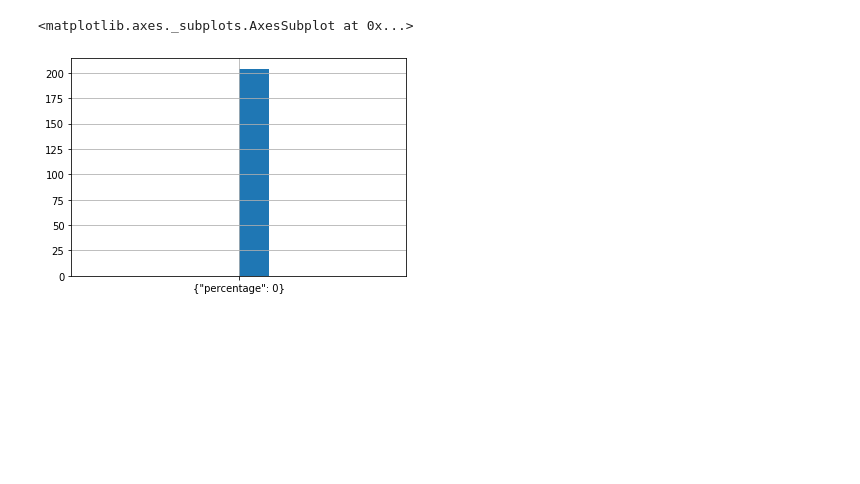
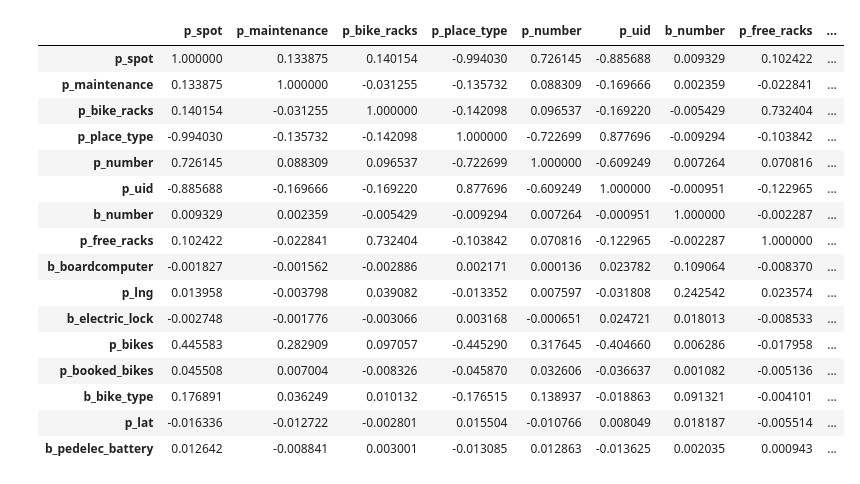
Before and after one commit to mulko93/AAA_Jupyter_Explorers, a Jupyter notebook: notebooks/00_data_exploration_maxstroh.ipynb, the cells around one changed output. Saved outputs shown, nothing was run; the diff lists cells and outputs as text; code cells hidden in the pictures; blank space fills up the shorter version.

```diff
--- a/notebooks/00_data_exploration_maxstroh.ipynb
+++ b/notebooks/00_data_exploration_maxstroh.ipynb
@@ -197,5 +230,21 @@ df_fin
-# %%
-df["b_battery_pack"].hist()
-# %% [output]
-<matplotlib.axes._subplots.AxesSubplot at 0x...>
-[figure, removed]
+# %%
+corrs_cleaned = df_cleaned.corr()
+corrs_cleaned
+# %% [output]
+|  | p_spot | p_maintenance | p_bike_racks | p_place_type | p_number | p_uid | b_number | p_free_racks | ... |
+| p_spot | 1.000000 | 0.133875 | 0.140154 | -0.994030 | 0.726145 | -0.885688 | 0.009329 | 0.102422 | ... |
+| p_maintenance | 0.133875 | 1.000000 | -0.031255 | -0.135732 | 0.088309 | -0.169666 | 0.002359 | -0.022841 | ... |
+| p_bike_racks | 0.140154 | -0.031255 | 1.000000 | -0.142098 | 0.096537 | -0.169220 | -0.005429 | 0.732404 | ... |
+| p_place_type | -0.994030 | -0.135732 | -0.142098 | 1.000000 | -0.722699 | 0.877696 | -0.009294 | -0.103842 | ... |
+| p_number | 0.726145 | 0.088309 | 0.096537 | -0.722699 | 1.000000 | -0.609249 | 0.007264 | 0.070816 | ... |
+| p_uid | -0.885688 | -0.169666 | -0.169220 | 0.877696 | -0.609249 | 1.000000 | -0.000951 | -0.122965 | ... |
+| b_number | 0.009329 | 0.002359 | -0.005429 | -0.009294 | 0.007264 | -0.000951 | 1.000000 | -0.002287 | ... |
+| p_free_racks | 0.102422 | -0.022841 | 0.732404 | -0.103842 | 0.070816 | -0.122965 | -0.002287 | 1.000000 | ... |
+| b_boardcomputer | -0.001827 | -0.001562 | -0.002886 | 0.002171 | 0.000136 | 0.023782 | 0.109064 | -0.008370 | ... |
+| p_lng | 0.013958 | -0.003798 | 0.039082 | -0.013352 | 0.007597 | -0.031808 | 0.242542 | 0.023574 | ... |
+| b_electric_lock | -0.002748 | -0.001776 | -0.003066 | 0.003168 | -0.000651 | 0.024721 | 0.018013 | -0.008533 | ... |
+| p_bikes | 0.445583 | 0.282909 | 0.097057 | -0.445290 | 0.317645 | -0.404660 | 0.006286 | -0.017958 | ... |
+| p_booked_bikes | 0.045508 | 0.007004 | -0.008326 | -0.045870 | 0.032606 | -0.036637 | 0.001082 | -0.005136 | ... |
+| b_bike_type | 0.176891 | 0.036249 | 0.010132 | -0.176515 | 0.138937 | -0.018863 | 0.091321 | -0.004101 | ... |
+| p_lat | -0.016336 | -0.012722 | -0.002801 | 0.015504 | -0.010766 | 0.008049 | 0.018187 | -0.005514 | ... |
+| b_pedelec_battery | 0.012642 | -0.008841 | 0.003001 | -0.013085 | 0.012863 | -0.013625 | 0.002035 | 0.000943 | ... |
```
Also changed, not shown: parts of 17 cells of this notebook.
